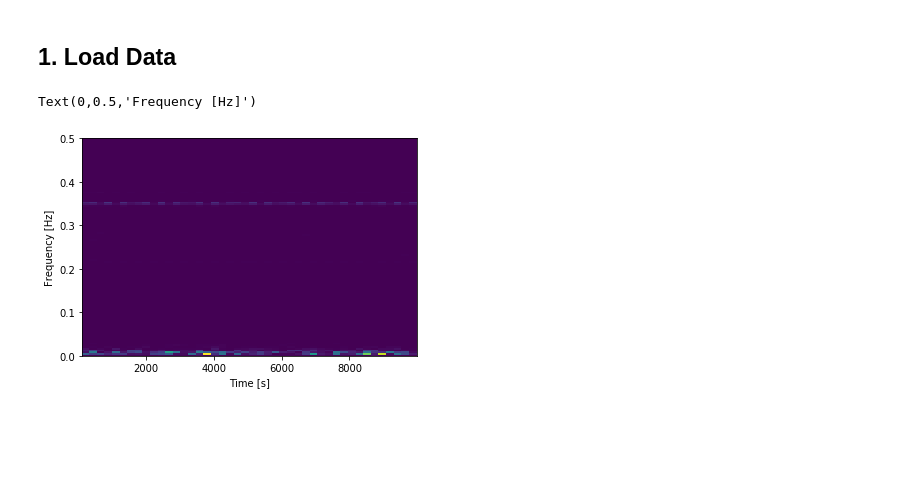
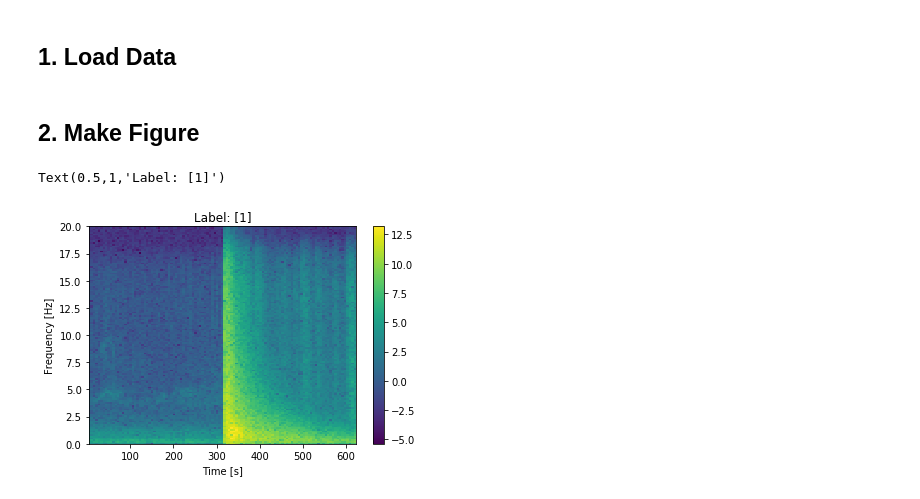
Before and after one commit to MosGeo/TerraeMotus, a Jupyter notebook: Figures/Figure_spectrogram.ipynb, the cells around one changed output. Drawn from its saved outputs; the diff is of its cells as text; code cells hidden in the pictures; blank space fills up the shorter version.

```diff
--- a/Figures/Figure_spectrogram.ipynb
+++ b/Figures/Figure_spectrogram.ipynb
@@ -11,13 +11,19 @@ events = np.load('Datasets\DataExamples.npy') # features, # samples
 labels = np.load('Datasets\LabelExamples.npy') # samples, 1
 times = np.load('Datasets\TimeExamples.npy') # features, # samples
 times = (times - times[0,:]) * 3600 * 24 # set time to 0 and in seconds
+fs = (times[:,0] < 60).nonzero()[0].shape[0] / 60 # sampling frequency
+# %% [markdown]
+## 2. Make Figure
 # %%
 precursor = int(256 * times.shape[0] / (2 * (256 + 60)))
-x = events[:precursor,3]
-f, t, Sxx = spectrogram(x)
-plt.pcolormesh(t, f, Sxx)
+sample = 2
+x = events[:,sample]
+f, t, Sxx = spectrogram(x, fs)
+plt.pcolormesh(t, f, np.log10(Sxx))
 plt.xlabel('Time [s]')
 plt.ylabel('Frequency [Hz]')
+plt.colorbar()
+plt.title('Label: ' + str(labels[sample]))
 # %% [output]
-Text(0,0.5,'Frequency [Hz]')
+Text(0.5,1,'Label: [1]')
-[figure, old version]
+[figure, new version]
```
